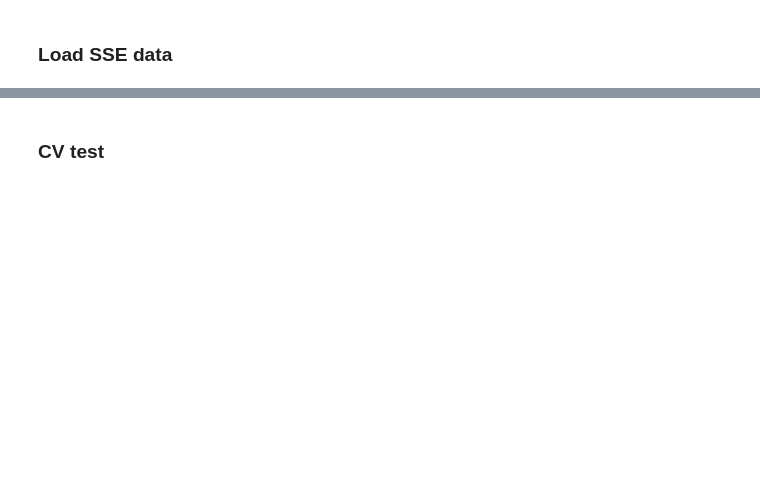
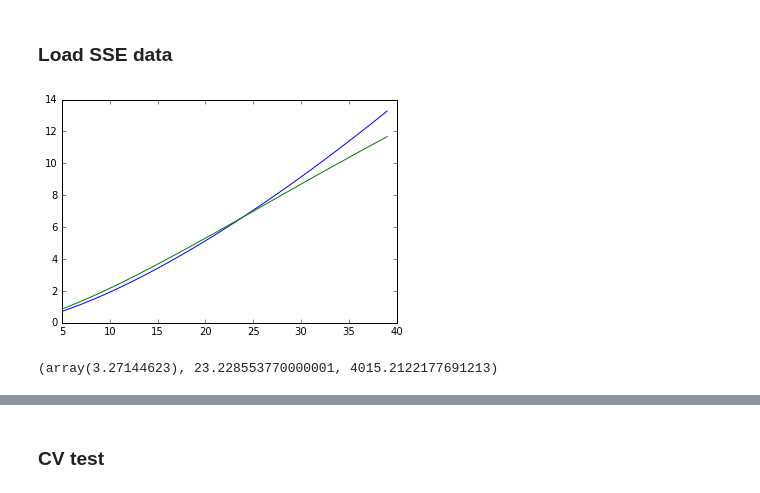
Before and after one commit to astroJeff/XRB, a Jupyter notebook: code/bse_code/PyBSE testing.ipynb, the cells around one changed output, grey strips where cells are left out. Saved outputs shown, nothing was run; the diff lists cells and outputs as text; code cells hidden in the pictures; blank space fills up the shorter version.

```diff
--- a/code/bse_code/PyBSE testing.ipynb
+++ b/code/bse_code/PyBSE testing.ipynb
@@ -245,6 +247,17 @@ def func_MT_backward(M_1_in, M_2_in, A_in):
 def func_Roche_radius(M1, M2, A):
     q = M1 / M2
     return A * 0.49*q**(2.0/3.0) / (0.6*q**(2.0/3.0) + np.log(1.0 + q**(1.0/3.0)))
+# %%
+M1 = np.linspace(5.0, 39.0, 100)
+M1_core_approx = M_1_out = M_0 * M1**(1./xi)
+M1_core_sse = func_sse_he_mass(M1)
+
+plt.plot(M1, M1_core_approx)
+plt.plot(M1, M1_core_sse)
+
+plt.show()
+# %% [output]
+[figure, added]
 # %%
 def func_SN_forward(M_1_in, M_2, A_in, v_k, theta, phi):
     if isinstance(A_in, np.ndarray):
@@ -404,3 +421,7 @@ def func_Lx_forward(M_1_a, M_2_a, M_2_in, A_in, ecc_in, t_obs):
+# %%
+print func_MT_forward(13.7, 12.8, 754.0, 0.0)
+# %% [output]
+(array(3.27144623), 23.228553770000001, 4015.2122177691213)
 # %%
 def full_forward(M1, M2, A, ecc, v_k, theta, phi, t_obs):
 
```
Also changed, not shown: parts of 14 cells of this notebook, 1 other file.
